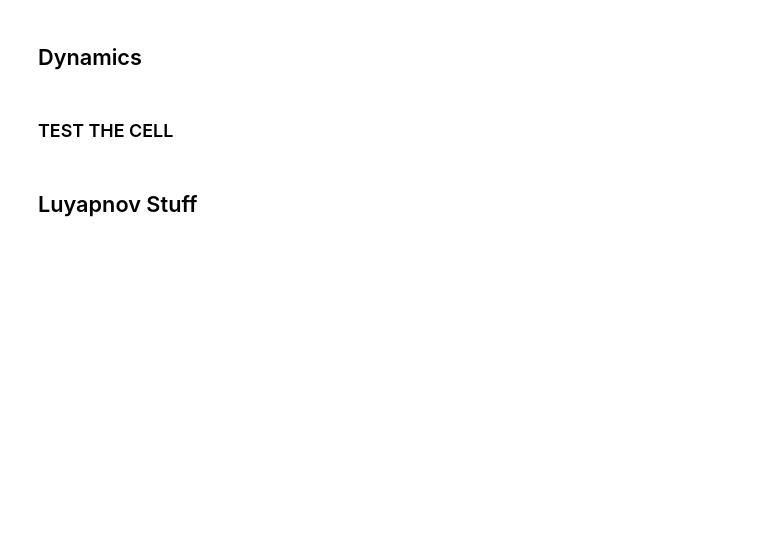
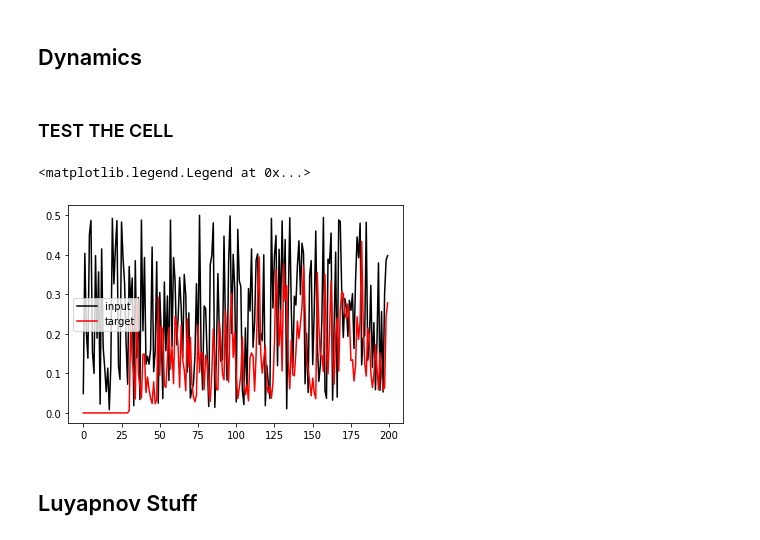
Before and after one commit to Nishant-codex/DDN-public, a Jupyter notebook: DDN_example.ipynb, the cells around one changed output. Saved outputs shown, nothing was run; the diff lists cells and outputs as text; code cells hidden in the pictures; blank space fills up the shorter version.

```diff
--- a/DDN_example.ipynb
+++ b/DDN_example.ipynb
@@ -337,6 +450,13 @@ ENS_ready2.activation_func  = sigmoid_activation_tf
 from utils import createNARMA30
 
 narma_input,narma_output = createNARMA30(1000)
+# %%
+plt.plot(narma_input[:200],c='black',label = 'input')
+plt.plot(narma_output[:200],c='red',label = 'target')
+plt.legend()
+# %% [output]
+<matplotlib.legend.Legend at 0x...>
+[figure, added]
 # %% [markdown]
 ## Luyapnov Stuff
 # %% [markdown]
```
Also changed, not shown: parts of 19 cells of this notebook, 1 other file.
